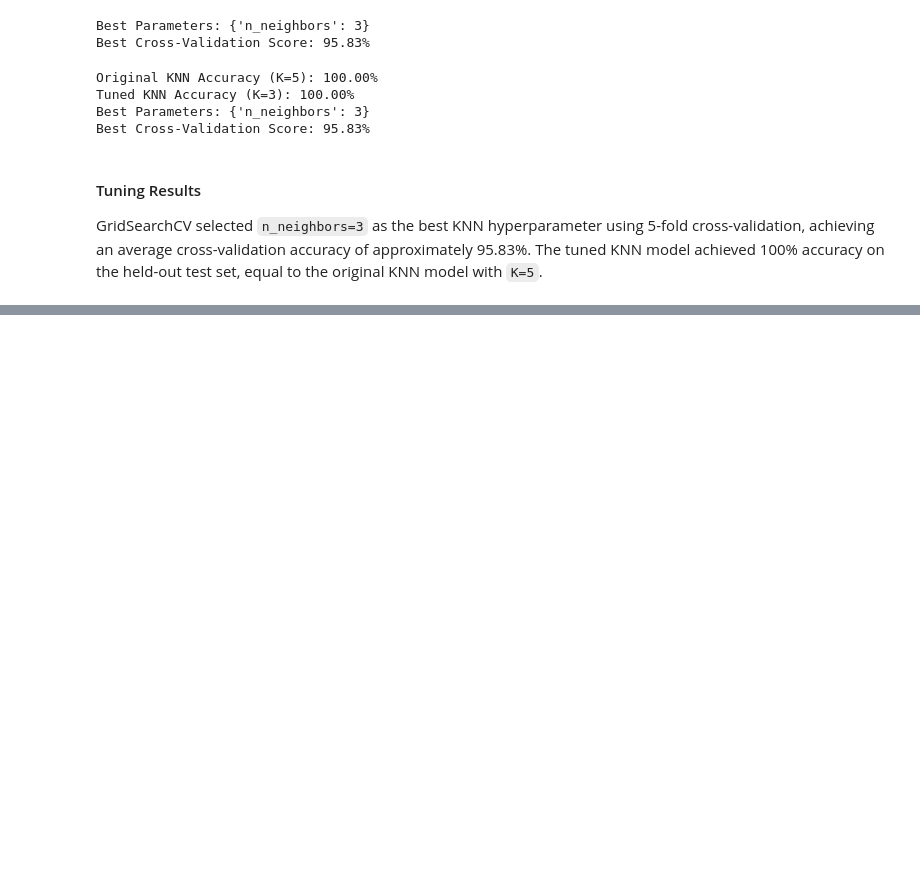
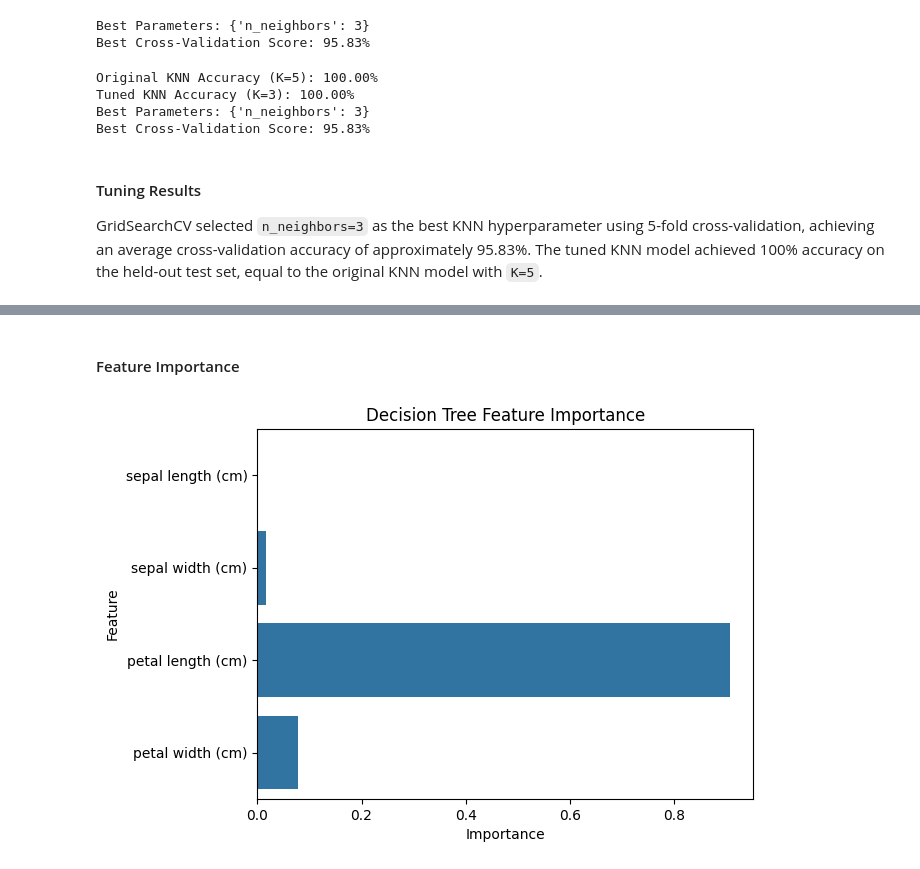
Before and after one commit to kartikeysharma2645/OIBSIP, a Jupyter notebook: DataScience-Task1-IrisFlowerClassification/IrisFlowerClassification.ipynb, the cells around one changed output, grey strips where cells are left out. Drawn from its saved outputs; the diff is of its cells as text; code cells hidden in the pictures; blank space fills up the shorter version.

```diff
--- a/DataScience-Task1-IrisFlowerClassification/IrisFlowerClassification.ipynb
+++ b/DataScience-Task1-IrisFlowerClassification/IrisFlowerClassification.ipynb
@@ -405,0 +441,15 @@ GridSearchCV selected `n_neighbors=3` as the best KNN hyperparameter using 5-fol
+# %% [markdown]
+#### Feature Importance
+# %%
+sns.barplot(
+    x=dt_model.feature_importances_,
+    y=features
+)
+
+plt.title("Decision Tree Feature Importance")
+plt.xlabel("Importance")
+plt.ylabel("Feature")
+
+plt.show()
+# %% [output]
+[figure, added]
```
Also changed, not shown: parts of 8 cells of this notebook.
